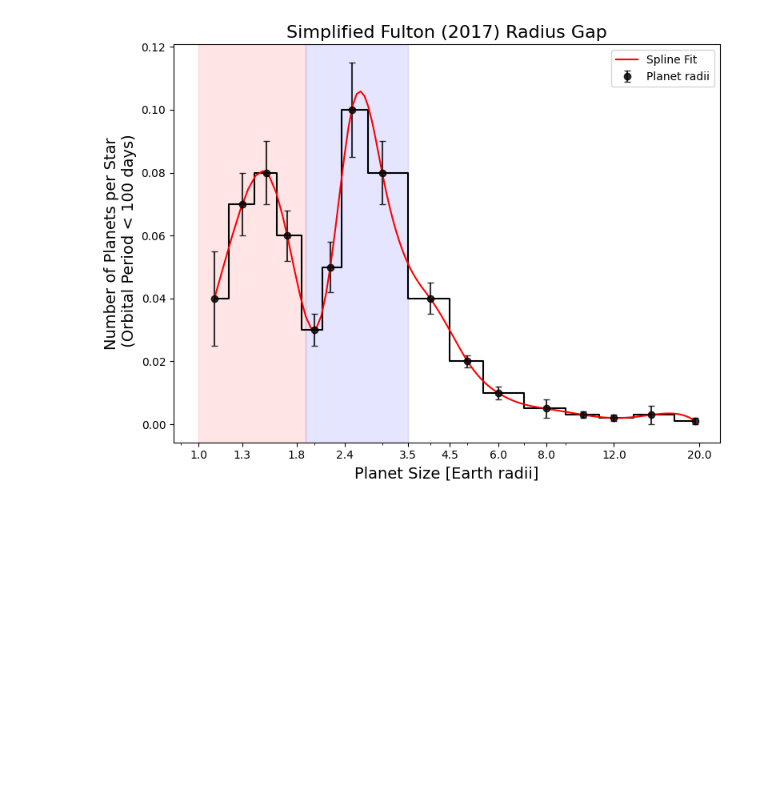
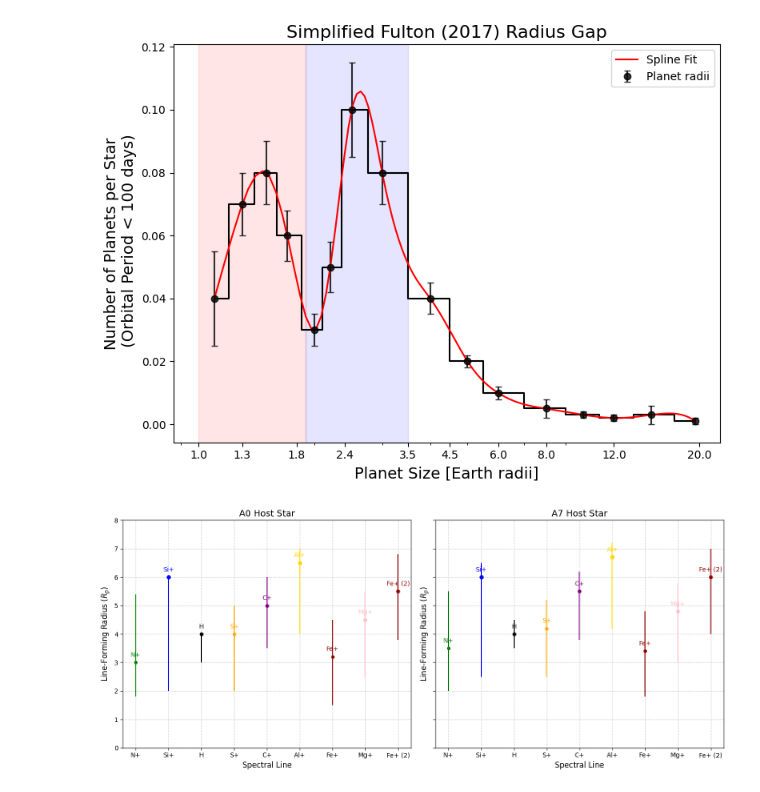
Before and after one commit to MarcusFri/SuperNovae, a Jupyter notebook: Schreiben/Exo_planets_plots.ipynb, the cells around one changed output. Cells and saved outputs as stored; diff of their text form; code cells hidden in the pictures; blank space fills up the shorter version.

```diff
--- a/Schreiben/Exo_planets_plots.ipynb
+++ b/Schreiben/Exo_planets_plots.ipynb
@@ -42,3 +42,62 @@ plt.tight_layout()
 plt.show()
 # %% [output]
 [figure]
+# %%
+import matplotlib.pyplot as plt
+
+# Updated data for line-forming radii and excess absorption for A0 and A7 host stars
+spectral_lines_A0 = {
+    'N+': {'radius_start': 1.8, 'radius_end': 5.4, 'radius_y': 3, 'dot_size': 20, 'color': 'green'},
+    'Si+': {'radius_start': 2, 'radius_end': 6, 'radius_y': 6, 'dot_size': 30, 'color': 'blue'},
+    'H': {'radius_start': 3, 'radius_end': 4, 'radius_y': 4, 'dot_size': 25, 'color': 'black'},
+    'S+': {'radius_start': 2, 'radius_end': 5, 'radius_y': 4, 'dot_size': 20, 'color': 'orange'},
+    'C+': {'radius_start': 3.5, 'radius_end': 6, 'radius_y': 5, 'dot_size': 25, 'color': 'purple'},
+    'Al+': {'radius_start': 4, 'radius_end': 7, 'radius_y': 6.5, 'dot_size': 30, 'color': 'gold'},
+    'Fe+': {'radius_start': 1.5, 'radius_end': 4.5, 'radius_y': 3.2, 'dot_size': 20, 'color': 'darkred'},
+    'Mg+': {'radius_start': 2.5, 'radius_end': 5.5, 'radius_y': 4.5, 'dot_size': 25, 'color': 'pink'},
+    'Fe+ (2)': {'radius_start': 3.8, 'radius_end': 6.8, 'radius_y': 5.5, 'dot_size': 25, 'color': 'darkred'}
+}
+
+spectral_lines_A7 = {
+    'N+': {'radius_start': 2, 'radius_end': 5.5, 'radius_y': 3.5, 'dot_size': 20, 'color': 'green'},
+    'Si+': {'radius_start': 2.5, 'radius_end': 6.5, 'radius_y': 6, 'dot_size': 30, 'color': 'blue'},
+    'H': {'radius_start': 3.5, 'radius_end': 4.5, 'radius_y': 4, 'dot_size': 25, 'color': 'black'},
+    'S+': {'radius_start': 2.5, 'radius_end': 5.2, 'radius_y': 4.2, 'dot_size': 20, 'color': 'orange'},
+    'C+': {'radius_start': 3.8, 'radius_end': 6.2, 'radius_y': 5.5, 'dot_size': 25, 'color': 'purple'},
+    'Al+': {'radius_start': 4.2, 'radius_end': 7.2, 'radius_y': 6.7, 'dot_size': 30, 'color': 'gold'},
+    'Fe+': {'radius_start': 1.8, 'radius_end': 4.8, 'radius_y': 3.4, 'dot_size': 20, 'color': 'darkred'},
+    'Mg+': {'radius_start': 3, 'radius_end': 5.8, 'radius_y': 4.8, 'dot_size': 25, 'color': 'pink'},
+    'Fe+ (2)': {'radius_start': 4, 'radius_end': 7, 'radius_y': 6, 'dot_size': 25, 'color': 'darkred'}
+}
+
+# Plotting the panels
+fig, axes = plt.subplots(1, 2, figsize=(14, 6), sharey=True)
+
+# Function to plot spectral lines
+def plot_spectral_lines(ax, lines, title):
+    for element, line in lines.items():
+        # Plot the vertical line
+        ax.vlines(x=[element], ymin=line['radius_start'], ymax=line['radius_end'], color=line['color'], linestyle='-', linewidth=1.5)
+        # Plot the dot
+        ax.scatter([element], [line['radius_y']], s=line['dot_size'], color=line['color'], zorder=5)
+        # Add annotation
+        ax.text(element, line['radius_y'] + 0.2, element, color=line['color'], fontsize=10, ha='center', zorder=10)
+    ax.set_title(title, fontsize=14)
+    ax.set_xlabel('Spectral Line', fontsize=12)
+    ax.set_ylabel('Line-Forming Radius ($R_p$)', fontsize=12)
+    ax.set_ylim(0, 8)
+    ax.grid(True, linestyle='--', alpha=0.6)
+
+# Panel for A0 star
+plot_spectral_lines(axes[0], spectral_lines_A0, 'A0 Host Star')
+
+# Panel for A7 star
+plot_spectral_lines(axes[1], spectral_lines_A7, 'A7 Host Star')
+
+# Adjust layout
+plt.tight_layout()
+
+# Display the plot
+plt.show()
+# %% [output]
+[figure, added]
```
